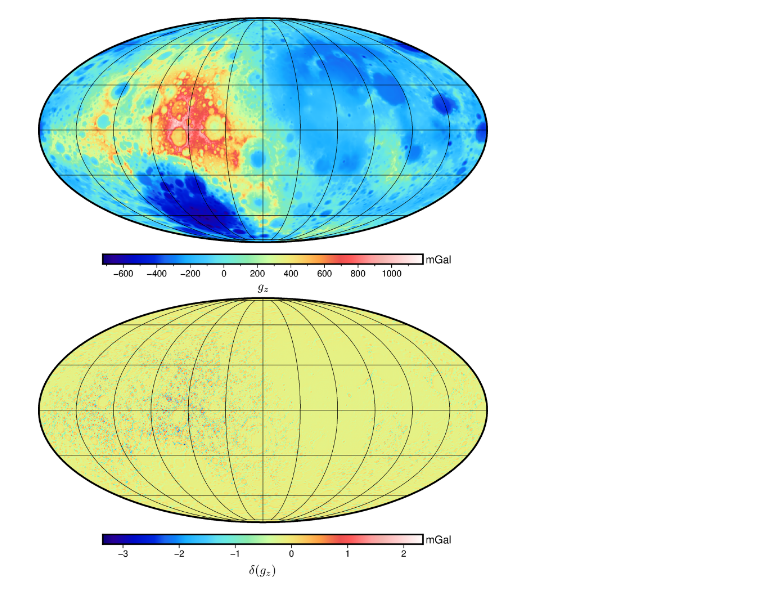
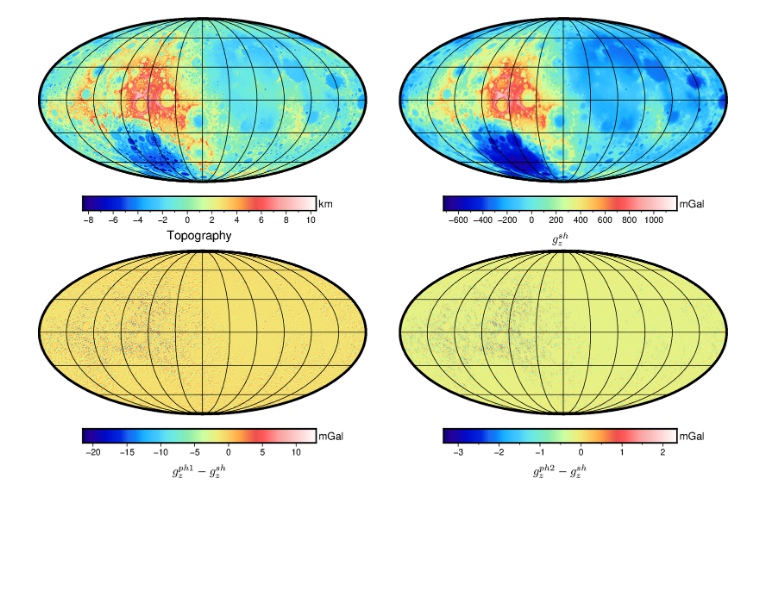
Before and after one commit to LeyuanWu/VecWerSch, a Jupyter notebook: ex_Moon_TopoGrav_PH_vs_SH_2.ipynb, the cells around one changed output. Cells and saved outputs as stored; diff of their text form; code cells hidden in the pictures; blank space fills up the shorter version.

```diff
--- a/ex_Moon_TopoGrav_PH_vs_SH_2.ipynb
+++ b/ex_Moon_TopoGrav_PH_vs_SH_2.ipynb
@@ -42,3 +23,11 @@ grd_topo_moon = grd_shp_moon/ 1.e3 - r_itfc_km
+# %%
+# # ! Load Topo data
+#### * Topography
+lmax_shp = 359
+res_top = 15.0/60.0 # degree
+nc_file_Topo = f'output/moon_topo_Lshp{lmax_shp}_{int(60*res_top)}arcmin.nc'
+data_Topo = xr.open_dataset(nc_file_Topo)
+arr_Topo_moon = data_Topo['topo'].data
 # %%
 # # ! Load TGP data: SH vs PH
 #### * SH
@@ -95,22 +104,32 @@ Diff | gD   |   -3.3589 |    2.3430 |   -0.1477 |    0.1887
 # %%
 # # ! Mapping: SH vs PH
 err_txt = ['A','B','C','D','E','F','G','H','I','J']
-xr_gd_PH = pysh.SHGrid.from_array(gd_PH).to_xarray()
-xr_d_gd = pysh.SHGrid.from_array(d_gd).to_xarray()
+xr_Topo = pysh.SHGrid.from_array(arr_Topo_moon).to_xarray()
+xr_gd_SH = pysh.SHGrid.from_array(gd_SH).to_xarray()
+xr_d_gd_1 = pysh.SHGrid.from_array(d_gd_1).to_xarray()
+xr_d_gd_2 = pysh.SHGrid.from_array(d_gd_2).to_xarray()
 fig = pygmt.Figure()
-with fig.subplot(nrows=2, ncols=1, figsize=('14c', '16c'), margins="0.5c"):
+with fig.subplot(nrows=2, ncols=2, figsize=('14c', '8.5c'), margins="0.5c"):
     with fig.set_panel(panel=0):
-        fig.grdimage(grid=xr_gd_PH, projection="W-90/14c", cmap="haxby", frame="g30")
-        fig.colorbar(position="JBC+o0/0.2i+w10c/0.3h",
-                     frame=["a200f100", "x+l@[ g_z @[", "y+lmGal"])
+        fig.grdimage(grid=xr_Topo, projection="W-90/7c", cmap="haxby", frame="g30")
+        fig.colorbar(position="JBC+o0.3/0.2i+w5c/0.3h",
+                     frame=["a2f1", "x+lTopography", "y+lkm"])
     with fig.set_panel(panel=1):
-        fig.grdimage(grid=xr_d_gd, projection="W-90/14c", cmap="haxby", frame="g30")
-        fig.colorbar(position="JBC+o0/0.2i+w10c/0.3h",
-                     frame=["a1f1", "x+l@[ \\delta(g_z) @[", "y+lmGal"])
-# fig.savefig('Moon_TopoGz_PH_vs_SH_2.png', dpi=400)
+        fig.grdimage(grid=xr_gd_SH, projection="W-90/7c", cmap="haxby", frame="g30")
+        fig.colorbar(position="JBC+o0.3/0.2i+w5c/0.3h",
+                     frame=["a200f100", "x+l@[ g_z^{sh} @[", "y+lmGal"])
+    with fig.set_panel(panel=2):
+        fig.grdimage(grid=xr_d_gd_1, projection="W-90/7c", cmap="haxby", frame="g30")
+        fig.colorbar(position="JBC+o0.3/0.2i+w5c/0.3h",
+                     frame=["a5f5", "x+l@[ g_z^{ph1}-g_z^{sh} @[", "y+lmGal"])
+    with fig.set_panel(panel=3):
+        fig.grdimage(grid=xr_d_gd_2, projection="W-90/7c", cmap="haxby", frame="g30")
+        fig.colorbar(position="JBC+o0.3/0.2i+w5c/0.3h",
+                     frame=["a1f0.5", "x+l@[ g_z^{ph2}-g_z^{sh} @[", "y+lmGal"])
+fig.savefig('Moon_TopoGz_PH_vs_SH.png', dpi=400)
 fig.show(width=800)
 # %% [output]
-[figure, old version]
+[figure, new version]
 # %%
 # # ! End time
 print("=" * 80)
```
Also changed, not shown: parts of 6 cells of this notebook, 8 other files.
